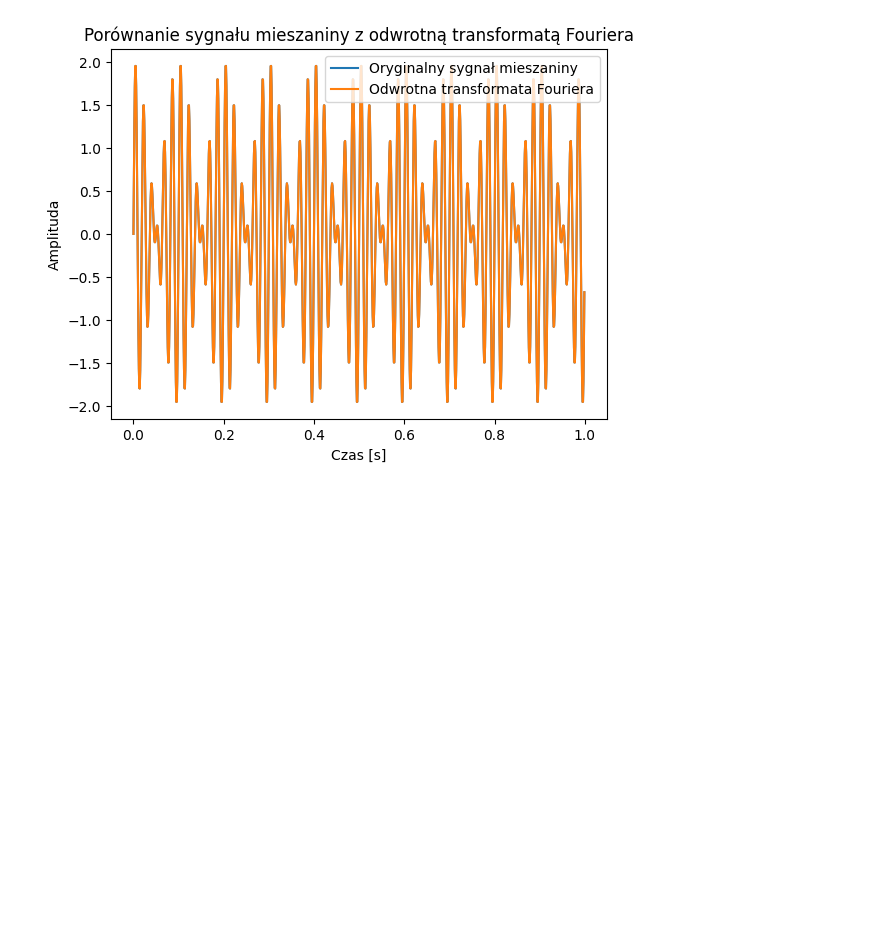
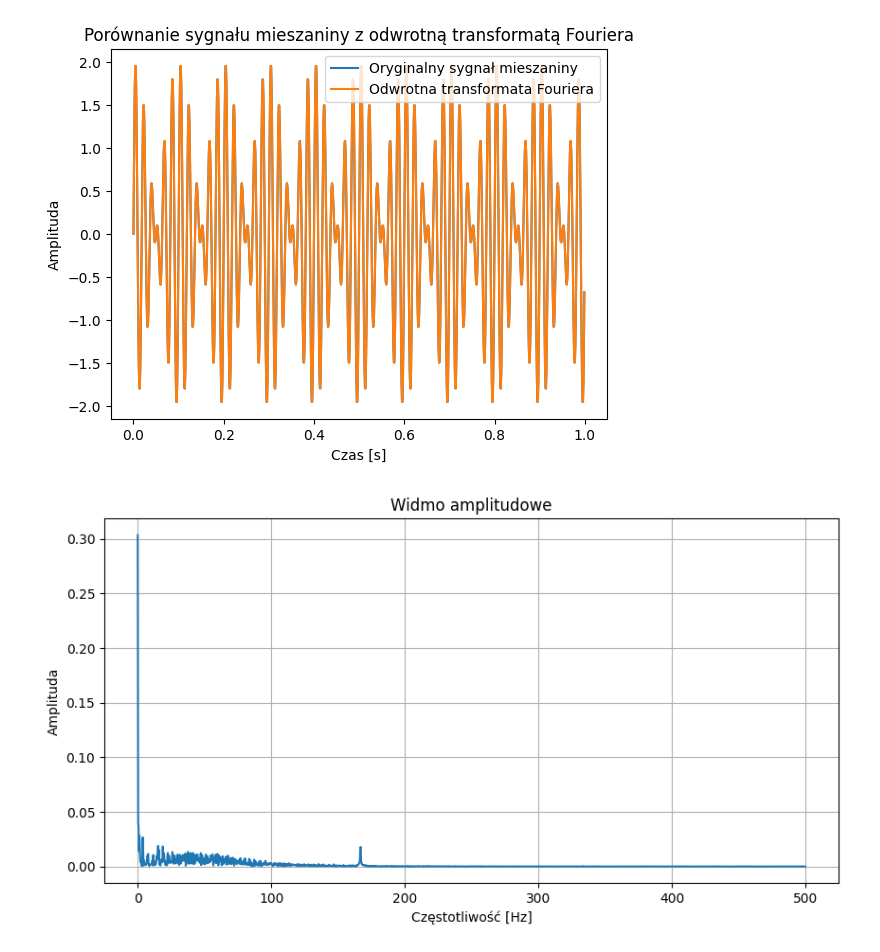
Before and after one commit to WojciechKosierkiewicz/LabyCpsio, a Jupyter notebook: lab0/zad2.ipynb, the cells around one changed output. Cells and saved outputs as stored; diff of their text form; code cells hidden in the pictures; blank space fills up the shorter version.

Commit message:
Dodano część z GUI do zadania 2go, nie działa transformata fouriera

```diff
--- a/lab0/zad2.ipynb
+++ b/lab0/zad2.ipynb
@@ -125,3 +125,93 @@ plt.show()
 # %% [output]
 [figure]
 [figure]
+# %%
+import numpy as np
+import matplotlib.pyplot as plt
+from tkinter import Tk, Label, Button, OptionMenu, StringVar
+
+# Funkcja do wczytywania danych z plików
+def load_signal(file_name):
+    data = np.loadtxt(f'sygnaly-testowe/{file_name}')
+    if file_name == "ekg_noise.txt":
+        time = data[:, 0]
+        signal = data[:, 1]
+    else:
+        signal = data
+        sampling_rate = 360 if file_name == "ekg100.txt" else 1000
+        time = np.linspace(0, len(signal) / sampling_rate, len(signal))
+    return time, signal
+
+# Funkcja do wyznaczania i wyświetlania DFT
+def compute_and_plot_fft(signal, sampling_rate):
+    N = len(signal)
+    freqs = np.fft.fftfreq(N, 1 / sampling_rate)
+    fft_values = np.fft.fft(signal)
+    fft_magnitude = np.abs(fft_values) / N
+
+    plt.figure(figsize=(10, 5))
+    plt.plot(freqs[:N // 2], fft_magnitude[:N // 2])
+    plt.title("Widmo amplitudowe")
+    plt.xlabel("Częstotliwość [Hz]")
+    plt.ylabel("Amplituda")
+    plt.grid(True)
+    plt.show()
+
+# Funkcja do wyznaczania i wyświetlania odwrotnej FFT
+def compute_and_plot_ifft(fft_values):
+    reconstructed_signal = np.fft.ifft(fft_values).real
+    plt.figure(figsize=(10, 5))
+    plt.plot(reconstructed_signal[:1000])  # Wyświetlamy tylko pierwsze 1000 próbek
+    plt.title("Odwrotna transformata Fouriera")
+    plt.xlabel("Próbki")
+    plt.ylabel("Amplituda")
+    plt.grid(True)
+    plt.show()
+
+# Funkcja do obsługi GUI
+def analyze_signal():
+    file_name = file_var.get()
+    task = task_var.get()
+
+    time, signal = load_signal(file_name)
+    sampling_rate = 360 if file_name == "ekg100.txt" else 1000
+
+    if task == "Widmo amplitudowe":
+        compute_and_plot_fft(signal, sampling_rate)
+    elif task == "Odwrotna FFT":
+        fft_values = np.fft.fft(signal)
+        compute_and_plot_ifft(fft_values)
+    elif task == "Porównanie sygnałów":
+        fft_values = np.fft.fft(signal)
+        reconstructed_signal = np.fft.ifft(fft_values).real
+        plt.figure(figsize=(10, 5))
+        plt.plot(time[:1000], signal[:1000], label="Oryginalny sygnał")
+        plt.plot(time[:1000], reconstructed_signal[:1000], label="Zrekonstruowany sygnał", linestyle="dashed")
+        plt.title("Porównanie sygnałów")
+        plt.xlabel("Czas [s]")
+        plt.ylabel("Amplituda")
+        plt.legend()
+        plt.grid(True)
+        plt.show()
+
+# Tworzenie GUI
+root = Tk()
+root.title("Analiza sygnałów")
+
+Label(root, text="Wybierz plik:").grid(row=0, column=0, padx=10, pady=10)
+file_var = StringVar(root)
+file_var.set("ekg_noise.txt")
+file_menu = OptionMenu(root, file_var, "ekg_noise.txt", "ekg1.txt", "ekg100.txt")
+file_menu.grid(row=0, column=1, padx=10, pady=10)
+
+Label(root, text="Wybierz zadanie:").grid(row=1, column=0, padx=10, pady=10)
+task_var = StringVar(root)
+task_var.set("Widmo amplitudowe")
+task_menu = OptionMenu(root, task_var, "Widmo amplitudowe", "Odwrotna FFT", "Porównanie sygnałów")
+task_menu.grid(row=1, column=1, padx=10, pady=10)
+
+Button(root, text="Analizuj", command=analyze_signal).grid(row=2, column=0, columnspan=2, pady=20)
+
+root.mainloop()
+# %% [output]
+[figure, added]
```
Also changed, not shown: parts of 1 cell of this notebook.
